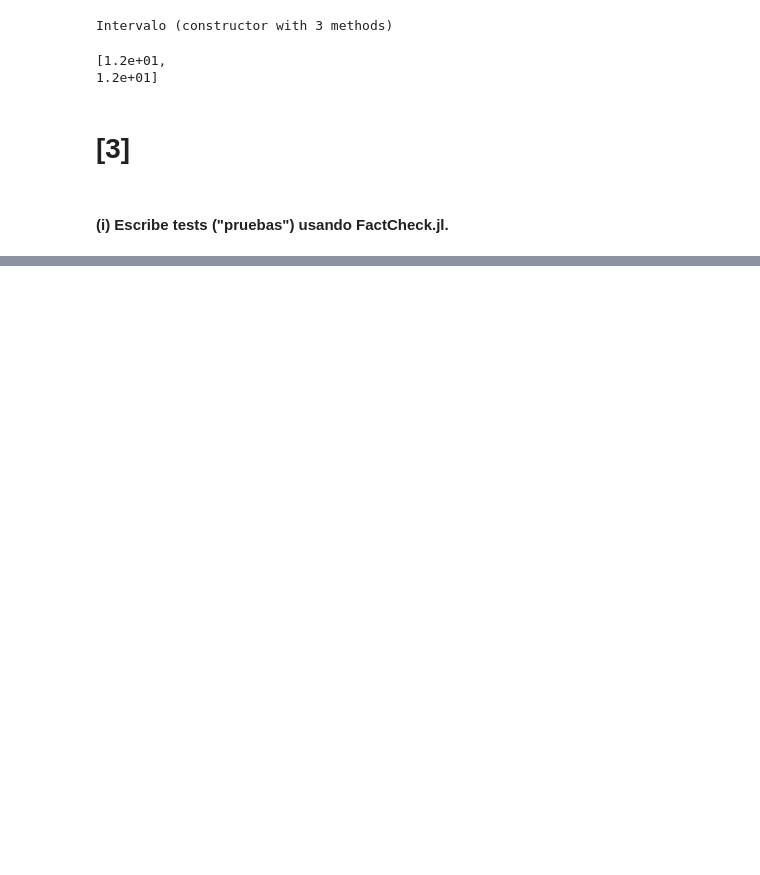
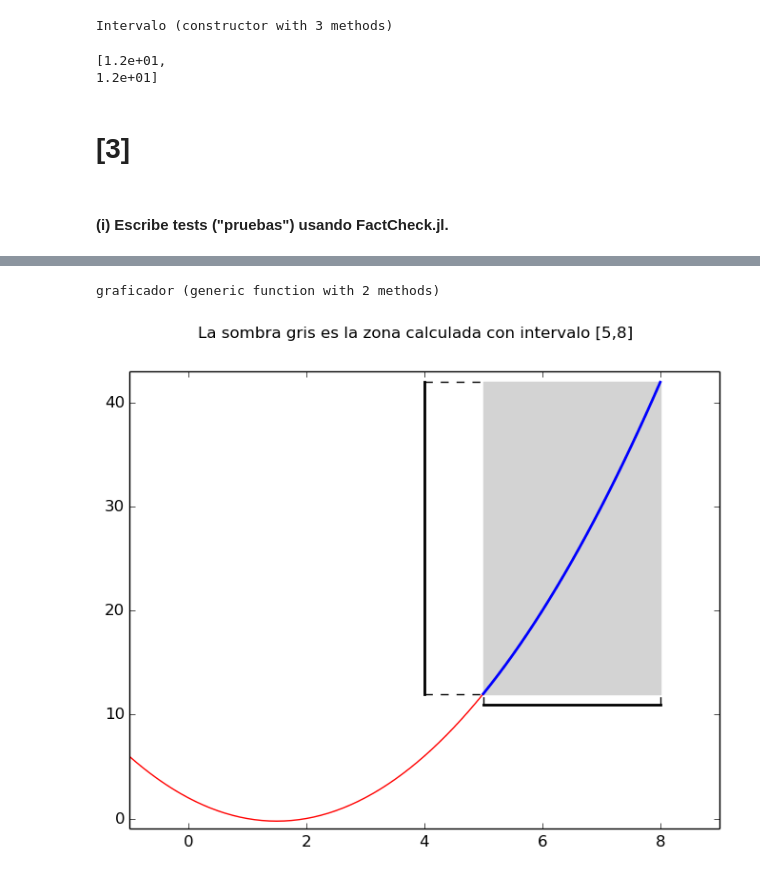
Before and after one commit to shgaeo/clase, a Jupyter notebook: tareas/Sobre_07.*_En_MetodosNumericosAvanzados.ipynb, the cells around one changed output, grey strips where cells are left out. Saved outputs shown, nothing was run; the diff lists cells and outputs as text; code cells hidden in the pictures; blank space fills up the shorter version.

```diff
--- a/tareas/Sobre_07.*_En_MetodosNumericosAvanzados.ipynb
+++ b/tareas/Sobre_07.*_En_MetodosNumericosAvanzados.ipynb
@@ -304,0 +427,39 @@ delayed_handler (generic function with 4 methods)
+# %%
+function graficador(a,b,f::Function)
+    puntosX=(-5:0.125:8)
+    puntosY=similar(puntosX)
+    for i=1:length(puntosX)
+        puntosY[i]=f(puntosX[i])
+    end
+
+    ptsX=(a:0.125:b)
+    ptsY=similar(ptsX)
+    for i=1:length(ptsX)
+        ptsY[i]=f(ptsX[i])
+    end
+
+    polY=f(Intervalo(a,b))
+
+    PyPlot.plot(puntosX,puntosY,"r",linewidth=1)
+    PyPlot.plot(ptsX, ptsY, "b", linewidth=2.0)
+
+    PyPlot.plot((a-1)*[1,1],float64([polY.a,polY.b]), "black", linewidth=2.0)
+    PyPlot.plot([a-1,a],float64(polY.a)*[1,1],"black", linewidth=1.0, linestyle="--")
+    PyPlot.plot([a-1,a],float64(polY.b)*[1,1], "black", linewidth=1.0, linestyle="--")
+
+    PyPlot.plot([a,b],(float64(polY.a)-1)*[1,1], "black", linewidth=2.0)
+    PyPlot.plot([a,a],[float64(polY.a)-1,float64(polY.a)], "black", linewidth=1.0, linestyle="--")
+    PyPlot.plot([b,b],[float64(polY.a)-1,float64(polY.a)], "black", linewidth=1.0, linestyle="--")
+
+    PyPlot.xlim(min(-1,a-1),max(0,b+1))
+    PyPlot.ylim(min(-1,float64(polY.a)-1.5),max(float64(polY.a),float64(polY.b),f(a),f(b))+1);
+
+    PyPlot.fill_between([a,b],float64(polY.a),float64(polY.b),color="lightgray")
+    PyPlot.suptitle("La sombra gris es la zona calculada con intervalo [$a,$b]")
+end
+# %% [output]
+graficador (generic function with 2 methods)
+# %%
+graficador(5,8,pol1);
+# %% [output]
+[figure, added]
```
Also changed, not shown: parts of 72 cells of this notebook.
